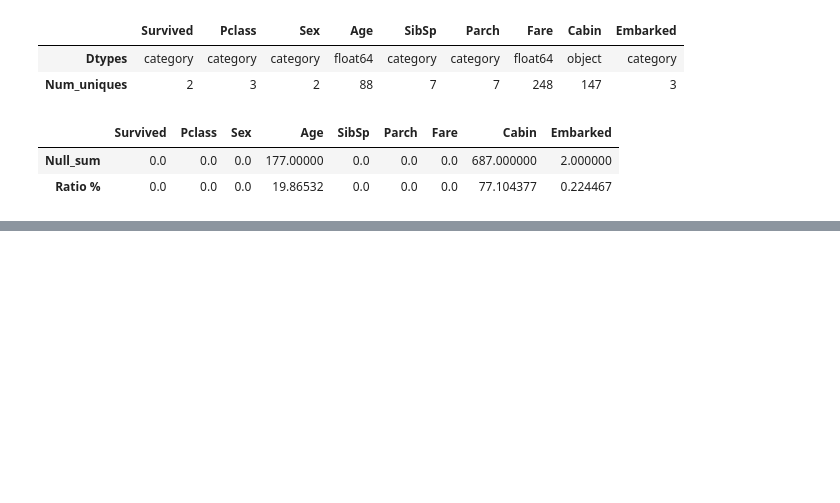
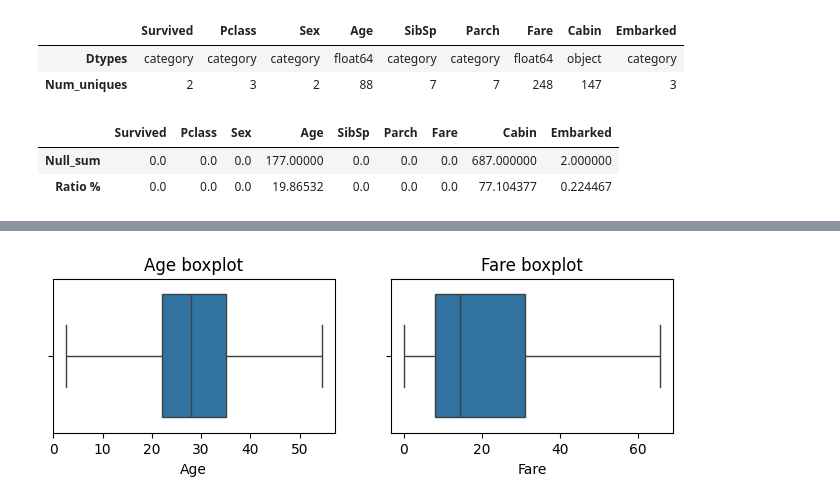
Before and after one commit to Abdo-Aym/Depi_Amit_AI_BNS3, a Jupyter notebook: Sources/DataBase/Data_preprocessing/workshop.ipynb, the cells around one changed output, grey strips where cells are left out. Drawn from its saved outputs; the diff is of its cells as text; code cells hidden in the pictures; blank space fills up the shorter version.

```diff
--- a/Sources/DataBase/Data_preprocessing/workshop.ipynb
+++ b/Sources/DataBase/Data_preprocessing/workshop.ipynb
@@ -96,0 +151,21 @@ def null_ratio(df):
+# %%
+for col in num_col:
+    Q1 = df[col].quantile(0.25)
+    Q3 = df[col].quantile(0.75)
+    IQR = Q3 - Q1
+    lower_fence = Q1 - 1.5*IQR
+    upper_fence = Q3 + 1.5*IQR
+
+    lower_outliers = df[df[col] < lower_fence][col].values
+    upper_outliers = df[df[col] > upper_fence][col].values
+
+    df[col].replace(lower_outliers, lower_fence,inplace=True)
+    df[col].replace(upper_outliers, upper_fence,inplace=True)
+# %%
+plt.figure(figsize=(8,2))
+for i, col in enumerate(num_col):
+    plt.subplot(1,2,i+1)
+    sns.boxplot(df[col],orient="h")
+    plt.title(f"{col} boxplot")
+# %% [output]
+[figure, added]
```
Also changed, not shown: parts of 35 cells of this notebook, 3 other files.
